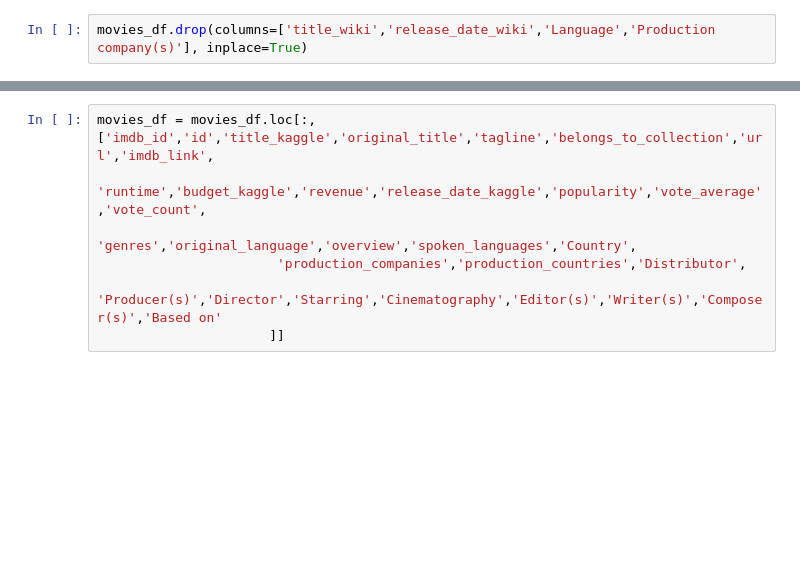
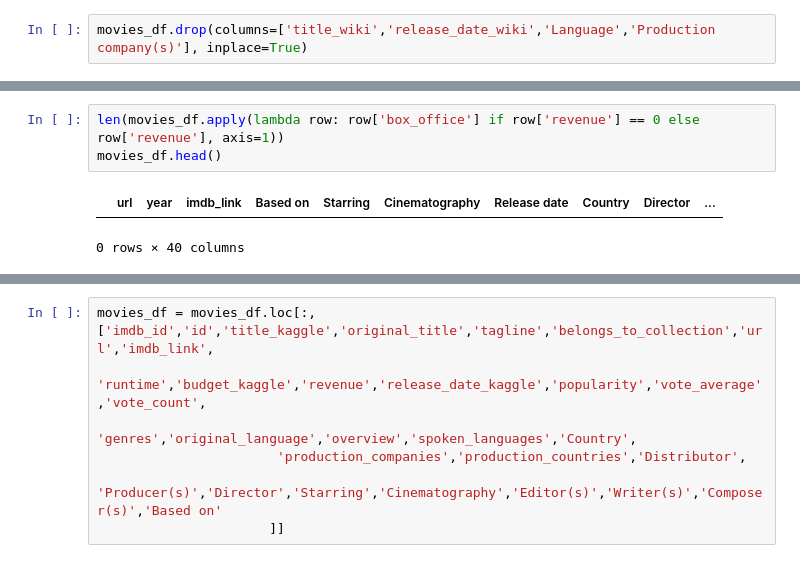
Before and after one commit to DeepaGheewala/Movies-ETL, a Jupyter notebook: WikiData_practice.ipynb, the cells around one changed output, grey strips where cells are left out. Drawn from its saved outputs; the diff is of its cells as text; blank space fills up the shorter version.

```diff
--- a/WikiData_practice.ipynb
+++ b/WikiData_practice.ipynb
@@ -1077,3 +1172,9 @@ def fill_missing_kaggle_data(df, kaggle_column, wiki_column):
+# %%
+len(movies_df.apply(lambda row: row['box_office'] if row['revenue'] == 0 else row['revenue'], axis=1))
+movies_df.head()
+# %% [output]
+|  | url | year | imdb_link | Based on | Starring | Cinematography | Release date | Country | Director | ... |
+0 rows × 40 columns
 # %%
 fill_missing_kaggle_data(movies_df, 'runtime', 'running_time')
 fill_missing_kaggle_data(movies_df, 'budget_kaggle', 'budget_wiki')
```
Also changed, not shown: parts of 41 cells of this notebook, 12 other files.
